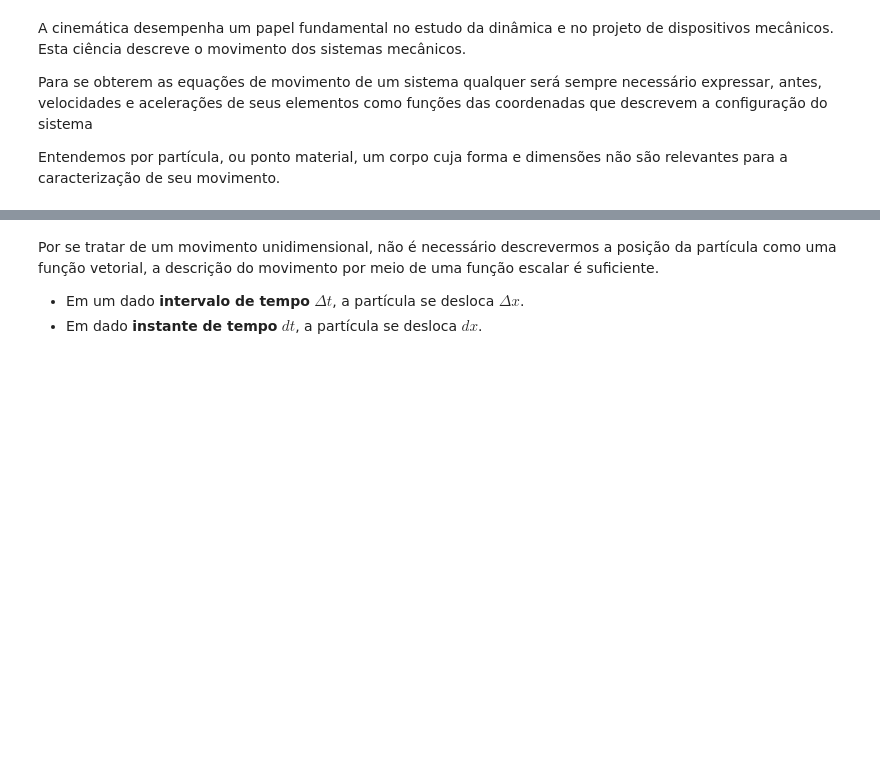
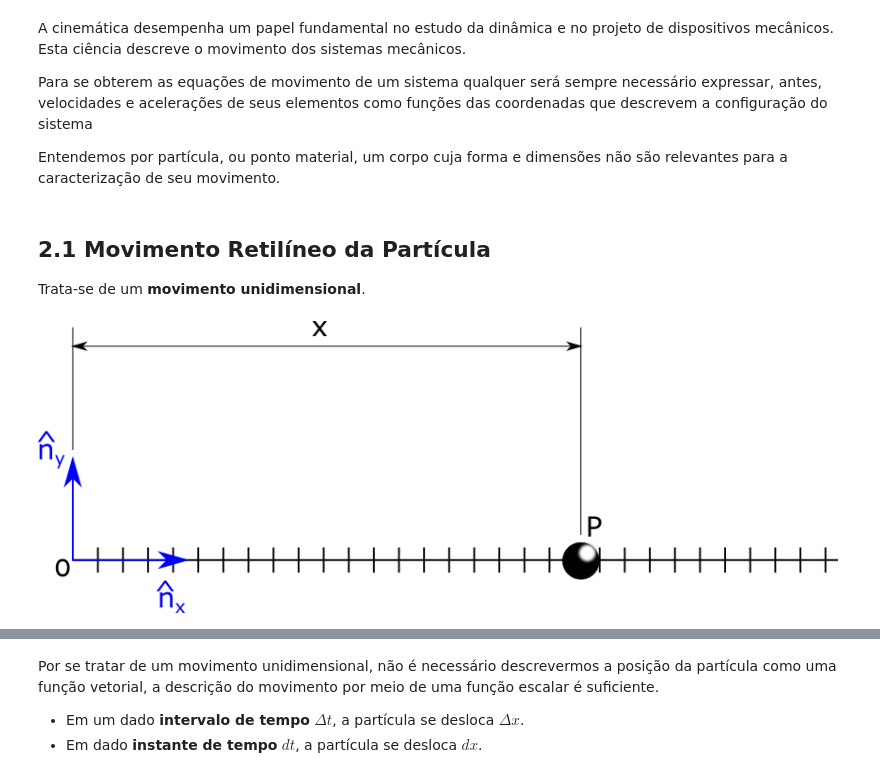
Before and after one commit to Pi-vi/Aulas_Dinamica, a Jupyter notebook: Din2.ipynb, the cells around one changed output, grey strips where cells are left out. Cells and saved outputs as stored; diff of their text form; code cells hidden in the pictures; blank space fills up the shorter version.

```diff
--- a/Din2.ipynb
+++ b/Din2.ipynb
@@ -10,3 +17,7 @@ Para se obterem as equações de movimento de um sistema qualquer será sempre n
 
 
 Entendemos por partícula, ou ponto material, um corpo cuja forma e dimensões não são relevantes para a caracterização de seu movimento.
+# %% [markdown]
+## 2.1 Movimento Retilíneo da Partícula
+
+Trata-se de um **movimento unidimensional**.
@@ -13 +26,5 @@ Entendemos por partícula, ou ponto material, um corpo cuja forma e dimensões n
+# %%
+Image('1d.png',width=800)
+# %% [output]
+[figure, added]
 # %% [markdown]
```
Also changed, not shown: parts of 93 cells of this notebook, 58 other files.
